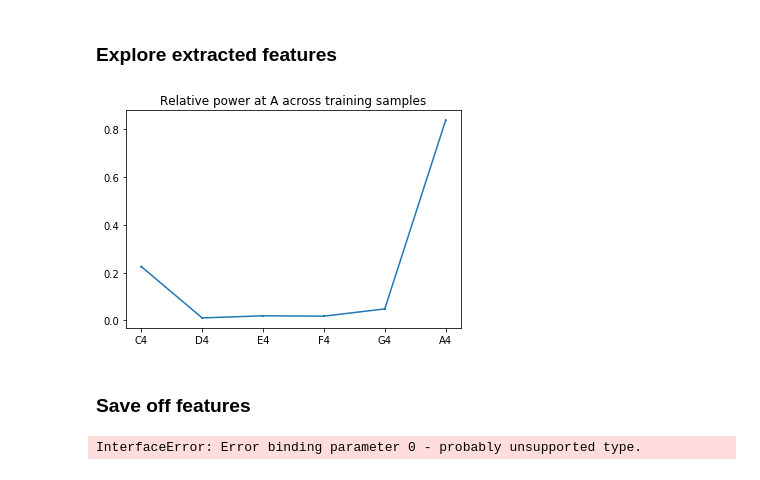
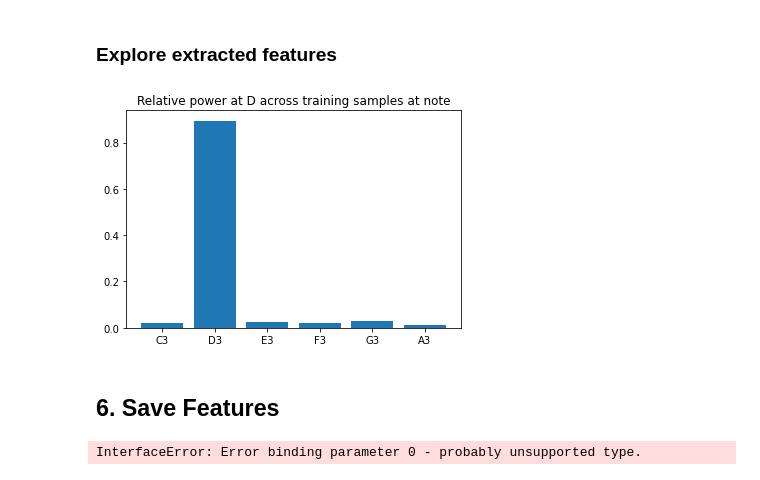
Before and after one commit to bwalsh62/note-recognition, a Jupyter notebook: notebooks/demo.ipynb, the cells around one changed output. Saved outputs shown, nothing was run; the diff lists cells and outputs as text; code cells hidden in the pictures.

Commit message:
Finishing feature extraction section in demo. Changing ml_util to return dataframe

```diff
--- a/notebooks/demo.ipynb
+++ b/notebooks/demo.ipynb
@@ -134,11 +137,13 @@ aug_ampl = 100
 
 # Initialize matrix where each row contains a noisy sample
 X_aug = np.empty((augment_factor*X.shape[0], X.shape[1]))
+y_aug = pd.DataFrame(np.empty((augment_factor*X.shape[0], 1)), columns=['note'])
 
 # Add white noise to each element
 for idx in range(X.shape[0]):
     for sample in range(augment_factor):
-        X_aug[sample+n_entries*idx,:] = add_noise(X[idx,:], ampl=aug_ampl)
+        X_aug[sample+augment_factor*idx,:] = add_noise(X[idx,:], ampl=aug_ampl)
+        y_aug.iloc[sample+augment_factor*idx,0] = notes[idx]
 # %% [markdown]
 Sanity check the dimensions of the augmented training set
 # %%
@@ -185,4 +186,4 @@ plt.show()
 feat_notes = ('C3', 'D3', 'E3', 'F3', 'G3', 'A3')
 #feat_notes = ('C4', 'D4', 'E4', 'F4', 'G4', 'A4')
 
-X_feat = music_feat_ext(X,fs,freq_dict,feat_notes)
+X_feat = feat_extract(X_aug, fs, freq_dict, feat_notes)
@@ -200,14 +199,14 @@ X3.head()
 # %% [markdown]
 ### Explore extracted features
 # %%
-note_ext = 'A'
-plt.plot(X3['note'],X3[note_ext+'3'])
-plt.title(f'Relative power at {note_ext} across training samples')
+note_test = 'D'
+plt.bar(feat_notes, X_feat[y_aug['note'].str.contains(note_test)].mean())
+plt.title('Relative power at {} across training samples at note'.format(note_test))
 plt.show()
 # %% [output]
-[figure, old version]
+[figure, new version]
-# %% [markdown]
-### Save off features
+# %% [markdown]
+## <a id = "feat_save"></a> 6. Save Features
 # %%
 import sqlite3
 feat_db = 'test.db'
```
Also changed, not shown: parts of 8 cells of this notebook, 1 other file.
